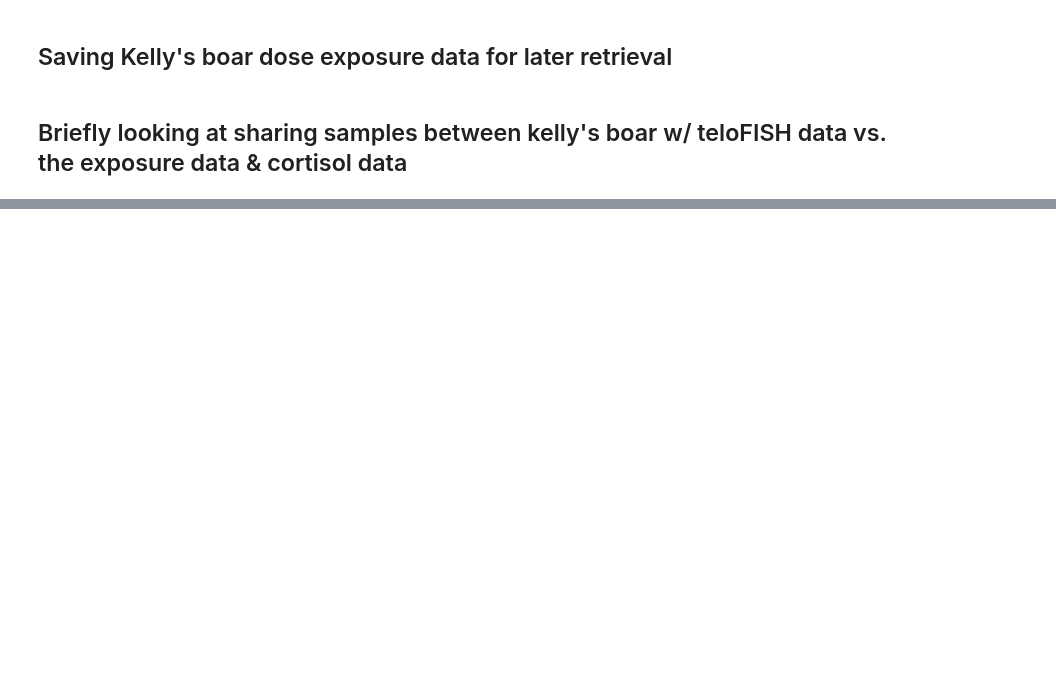
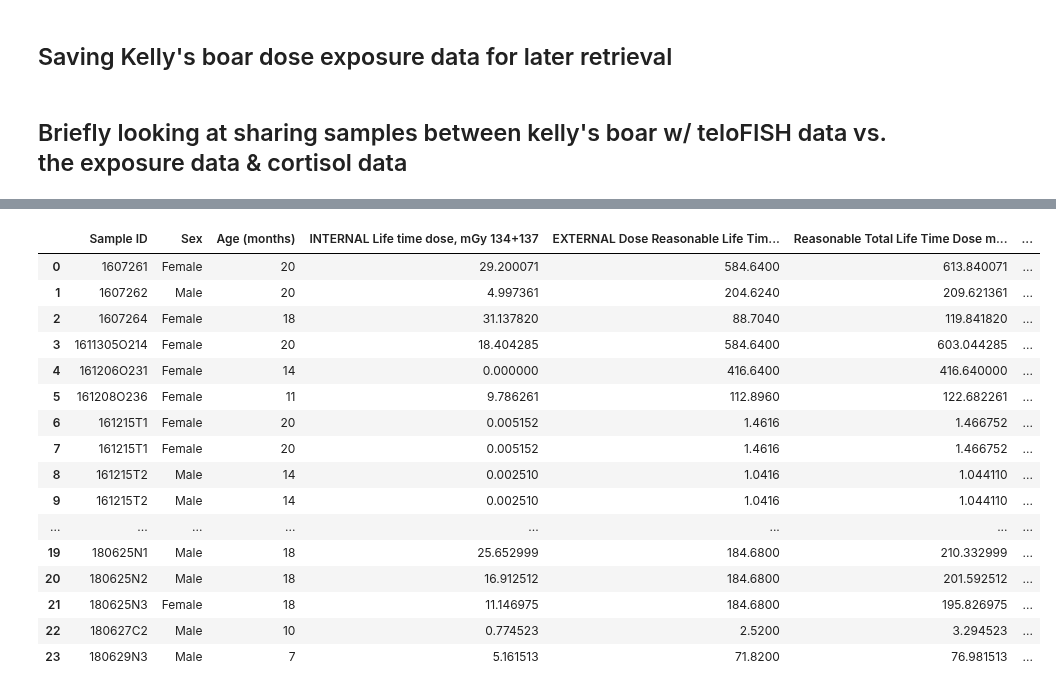
Before and after one commit to Jared-Luxton/Fukushima-Nuclear-Disaster-Humans, a Jupyter notebook: workflow & analyses notebooks/01_Fukushima_Project_Data_Extraction_and_Cleaning.ipynb, the cells around one changed output, grey strips where cells are left out. Cells and saved outputs as stored; diff of their text form; code cells hidden in the pictures; blank space fills up the shorter version.

```diff
--- a/workflow & analyses notebooks/01_Fukushima_Project_Data_Extraction_and_Cleaning.ipynb
+++ b/workflow & analyses notebooks/01_Fukushima_Project_Data_Extraction_and_Cleaning.ipynb
@@ -258,0 +275,8 @@ print(mismatched)
+# %%
+tom_size_data = pd.read_excel("../excel data/cleaned/Jared's_ids_minimal_cleaning-th-da-10may20_READY.xlsx",
+                              skiprows=list(range(0,6)), usecols=list(range(0,10)))
+tom_size_data.drop(['Unnamed: 0', 'Entry', 'Sex', 'Age (wk)'], axis=1, inplace=True)
+tom_size_data = tom_size_data.dropna(axis=0, how='any').copy()
+tom_size_data.reset_index(drop=True, inplace=True)
+tom_size_data['Sample ID'] = tom_size_data['Sample ID'].apply(lambda row: f_tm.remove_dashes_space_sampleIDs(row))
+tom_size_data.head(4)
@@ -258,0 +289,26 @@ print(mismatched)
+# %%
+total_dose_cortisol = pd.read_csv('../excel data/cleaned/total_dose_cortisol.csv')
+merge_tom_data_cortisol = total_dose_cortisol.merge(tom_size_data, on=['Sample ID'])
+merge_tom_data_cortisol.drop(3, inplace=True)
+merge_tom_data_cortisol.reset_index(drop=True, inplace=True)
+merge_tom_data_cortisol.to_csv('../excel data/cleaned/merge_tom_data_cortisol.csv', index=False)
+# %%
+merge_tom_data_cortisol
+# %% [output]
+|  | Sample ID | Sex | Age (months) | INTERNAL Life time dose, mGy 134+137 | EXTERNAL Dose Reasonable Life Tim... | Reasonable Total Life Time Dose m... | ... |
+| 0 | 1607261 | Female | 20 | 29.200071 | 584.6400 | 613.840071 | ... |
+| 1 | 1607262 | Male | 20 | 4.997361 | 204.6240 | 209.621361 | ... |
+| 2 | 1607264 | Female | 18 | 31.137820 | 88.7040 | 119.841820 | ... |
+| 3 | 1611305O214 | Female | 20 | 18.404285 | 584.6400 | 603.044285 | ... |
+| 4 | 161206O231 | Female | 14 | 0.000000 | 416.6400 | 416.640000 | ... |
+| 5 | 161208O236 | Female | 11 | 9.786261 | 112.8960 | 122.682261 | ... |
+| 6 | 161215T1 | Female | 20 | 0.005152 | 1.4616 | 1.466752 | ... |
+| 7 | 161215T1 | Female | 20 | 0.005152 | 1.4616 | 1.466752 | ... |
+| 8 | 161215T2 | Male | 14 | 0.002510 | 1.0416 | 1.044110 | ... |
+| 9 | 161215T2 | Male | 14 | 0.002510 | 1.0416 | 1.044110 | ... |
+| ... | ... | ... | ... | ... | ... | ... | ... |
+| 19 | 180625N1 | Male | 18 | 25.652999 | 184.6800 | 210.332999 | ... |
+| 20 | 180625N2 | Male | 18 | 16.912512 | 184.6800 | 201.592512 | ... |
+| 21 | 180625N3 | Female | 18 | 11.146975 | 184.6800 | 195.826975 | ... |
+| 22 | 180627C2 | Male | 10 | 0.774523 | 2.5200 | 3.294523 | ... |
+| 23 | 180629N3 | Male | 7 | 5.161513 | 71.8200 | 76.981513 | ... |
```
Also changed, not shown: parts of 19 cells of this notebook.
